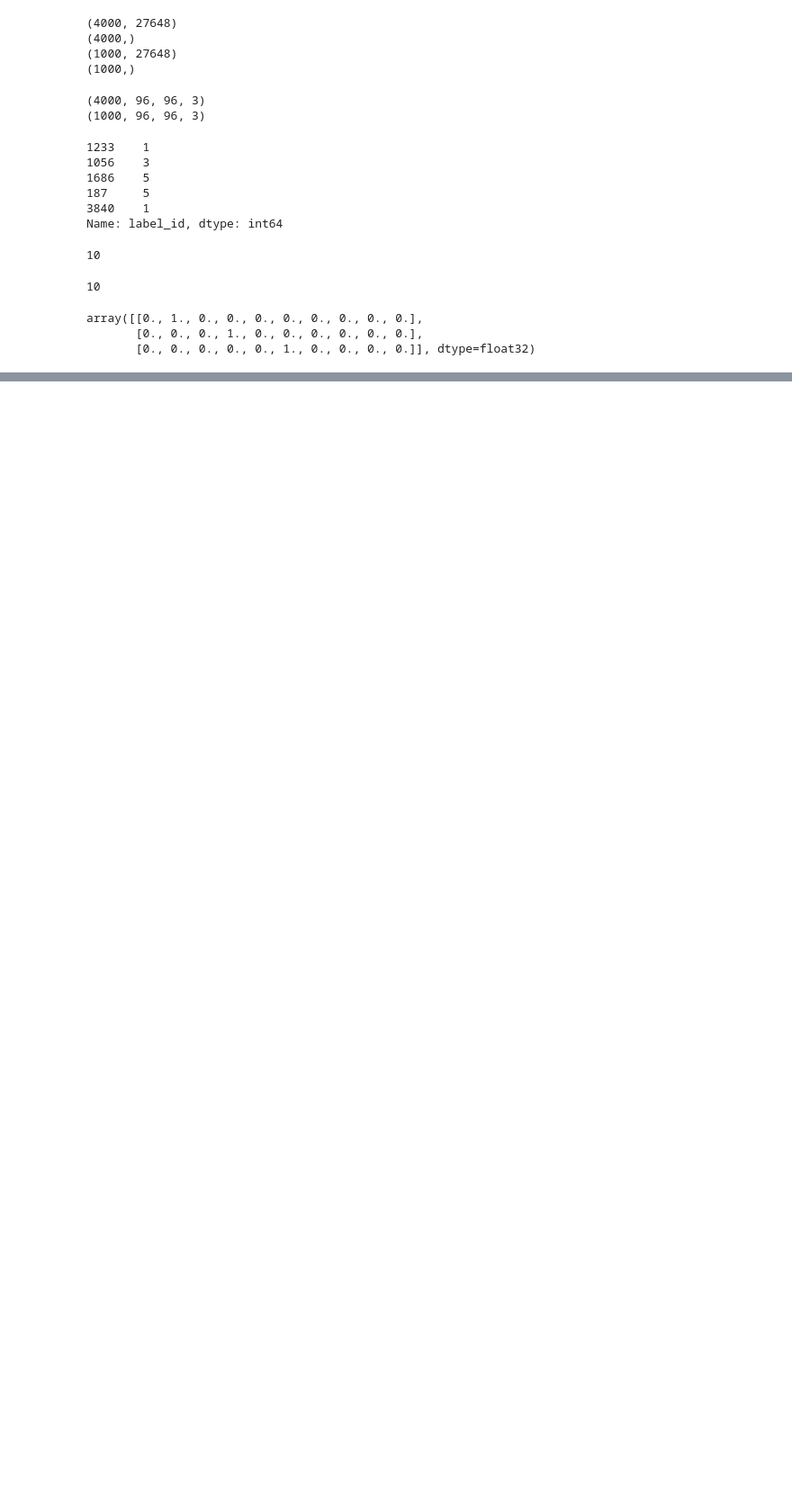
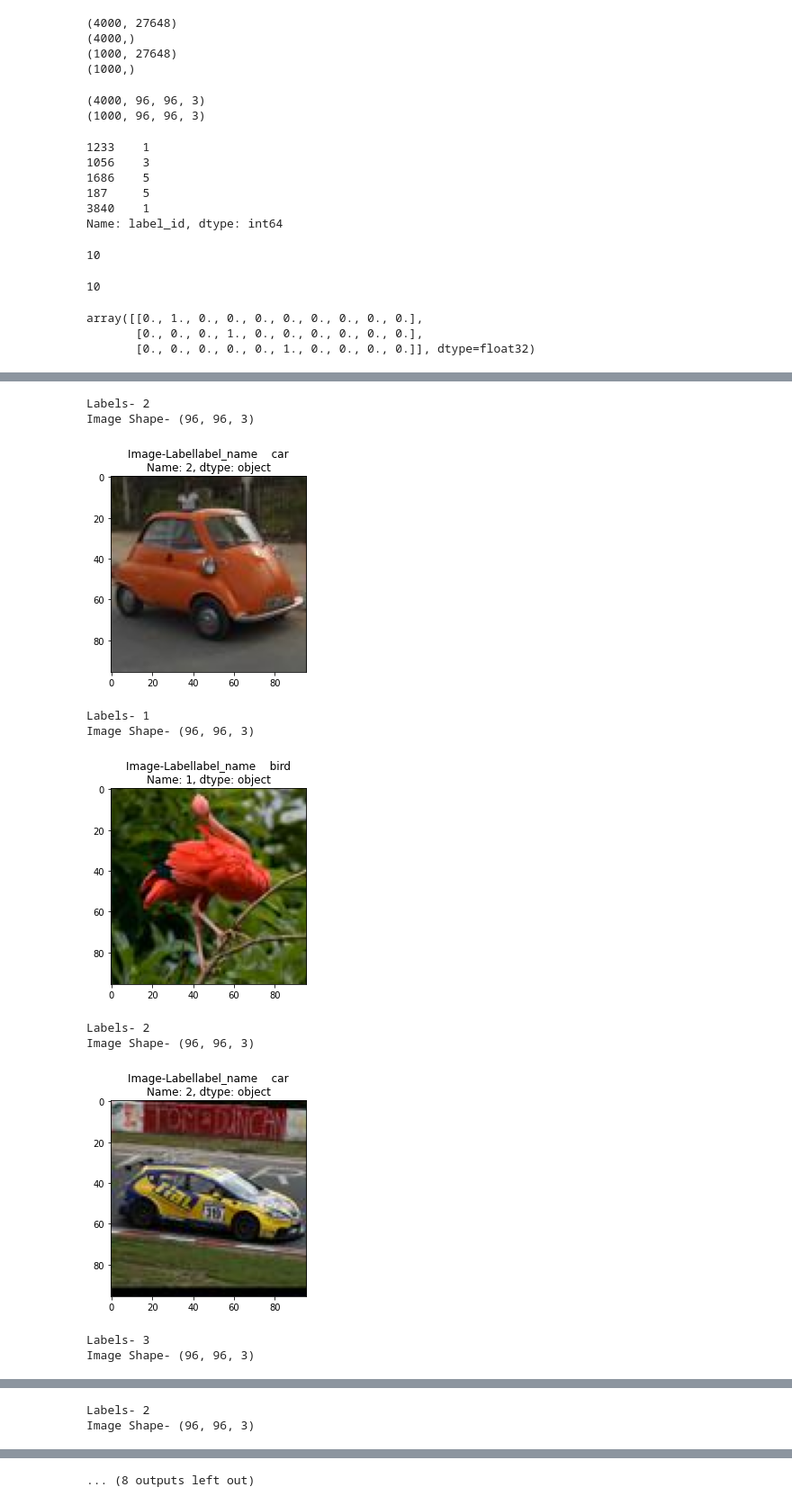
Before and after one commit to UMA314159/-morning4-Image-Classification, a Jupyter notebook: ベースライン.ipynb, the cells around one changed output, grey strips where cells are left out. Shown at 90% size. Cells and saved outputs as stored; diff of their text form; code cells hidden in the pictures; blank space fills up the shorter version.

Commit message:
Colaboratory を使用して作成しました

```diff
--- a/ベースライン.ipynb
+++ b/ベースライン.ipynb
@@ -268,3 +252,5 @@ files_df.head()
 | 2 | /content/drive/MyDrive/Colab Note... | 8 |
 | 3 | /content/drive/MyDrive/Colab Note... | 9 |
 | 4 | /content/drive/MyDrive/Colab Note... | 1 |
+# %%
+image_features = np.load('/content/drive/MyDrive/Colab Notebooks/-morning4-SIGNATE-画像ラベリング/data/image_features.npy')
@@ -409,0 +345,41 @@ SyntaxError: ignored
+# %%
+#テストデータの確認
+#x番目のレコードのテストデータ画像ファイルを読み込み
+def check_test(x):
+    image_2 = X_test[x]
+    image_2 = cv2.cvtColor(image_2 , cv2.COLOR_BGR2RGB)
+    #読み込んだ画像データを表示
+    plt.imshow(image_2)
+    print('Labels-',np.argmax(y_test[x]))
+    print('Image Shape-',image_2.shape)
+    plt.title('Image-Label' + str(label_master.iloc[np.argmax(y_test[x])]))
+    plt.show()
+
+
+#trainデータの確認
+#x番目のレコードのテストデータ画像ファイルを読み込み
+def check_train(x):
+    image_2 = X_train[x]
+    image_2 = cv2.cvtColor(image_2 , cv2.COLOR_BGR2RGB)
+    #読み込んだ画像データを表示
+    plt.imshow(image_2)
+    print('Labels-',np.argmax(y_train[x]))
+    print('Image Shape-',image_2.shape)
+    plt.title('Image-Label' + str(label_master.iloc[np.argmax(y_train[x])]))
+    plt.show()
+# %%
+for i in range(5):
+    check_test(i)
+    check_train(i)
+# %% [output]
+Labels- 2
+Image Shape- (96, 96, 3)
+[figure, added]
+Labels- 1
+Image Shape- (96, 96, 3)
+[figure, added]
+Labels- 2
+Image Shape- (96, 96, 3)
+[figure, added]
+Labels- 3
+Image Shape- (96, 96, 3)
@@ -409,0 +387,2 @@ SyntaxError: ignored
+Labels- 2
+Image Shape- (96, 96, 3)
@@ -409,0 +393 @@ SyntaxError: ignored
+... (8 outputs left out)
```
Also changed, not shown: parts of 25 cells of this notebook.
